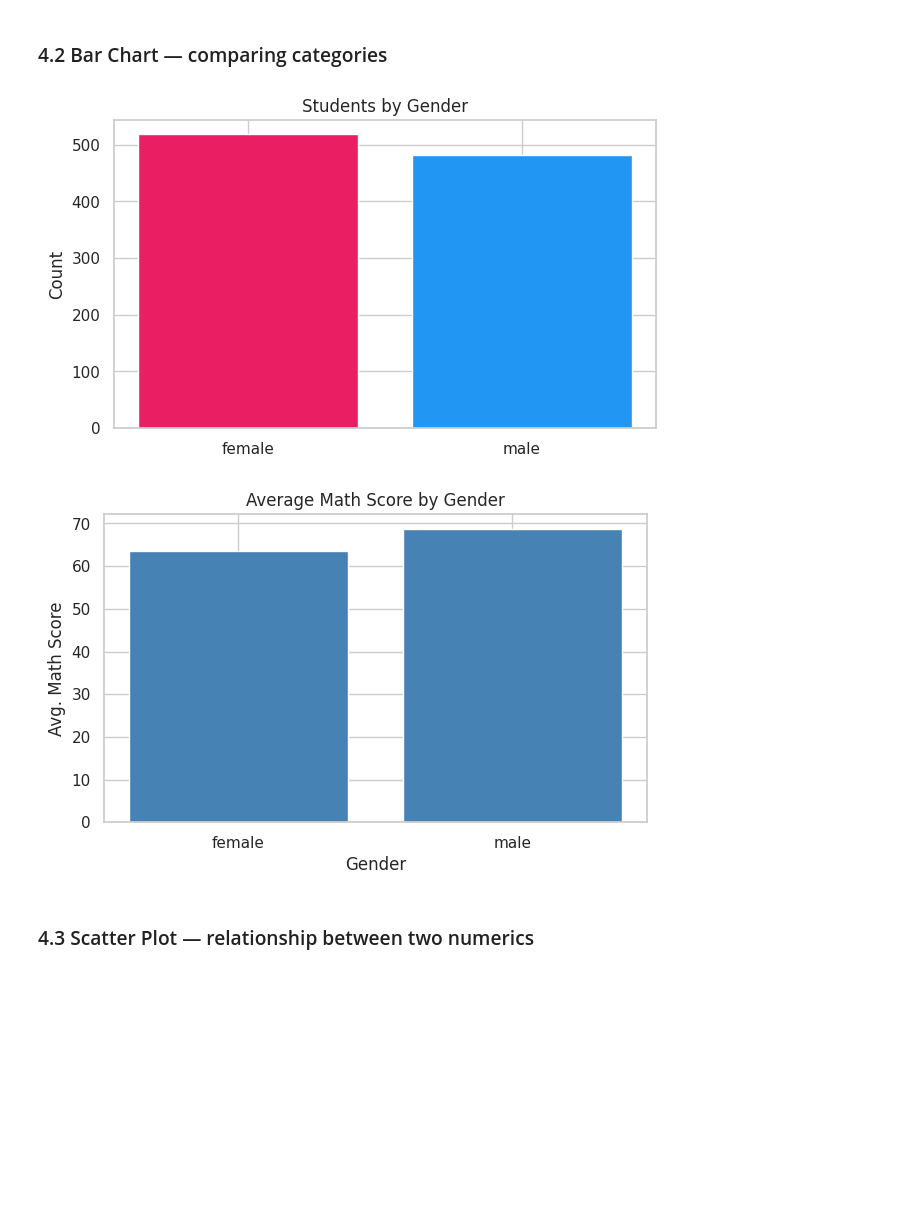
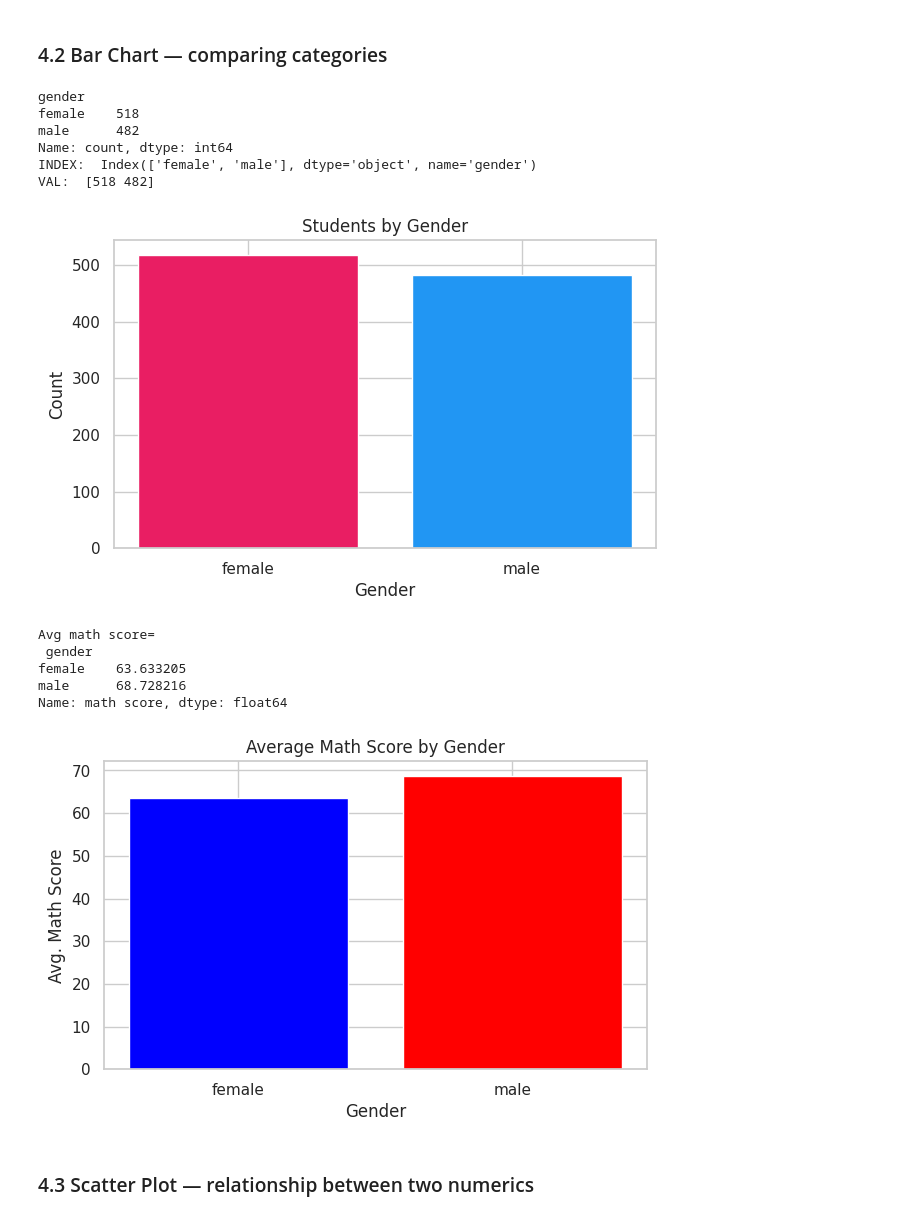
Before and after one commit to TasnimJahan/REclsTsnm_Practice_Asgnmnt, a Jupyter notebook: 5_Matplotlib_and_Seaborn_for_Data_Science_Batch_3.ipynb, the cells around one changed output. Saved outputs shown, nothing was run; the diff lists cells and outputs as text; code cells hidden in the pictures; blank space fills up the shorter version.

```diff
--- a/5_Matplotlib_and_Seaborn_for_Data_Science_Batch_3.ipynb
+++ b/5_Matplotlib_and_Seaborn_for_Data_Science_Batch_3.ipynb
@@ -31,6 +31,6 @@ Drive already mounted at /content/drive; to attempt to forcibly remount, call dr
 # %%
-students = pd.read_csv('/content/drive/MyDrive/datasets/StudentsPerformance.csv')
-gym      = pd.read_csv('/content/drive/MyDrive/datasets/gym_membership.csv')
+students = pd.read_csv('/content/drive/MyDrive/Datasets/SkillMorph/StudentsPerformance.csv')
+gym      = pd.read_csv('/content/drive/MyDrive/Datasets/SkillMorph/gym_membership.csv')
 
 print(students.shape, gym.shape)
 # %% [output]
@@ -108,24 +120,39 @@ plt.show()
 # %%
 # Count students by gender, plot as a bar chart.
 gender_count = students['gender'].value_counts()
+print(gender_count)
+print("INDEX: ", gender_count.index)
+print("VAL: ", gender_count.values)
 
 fig, ax = plt.subplots()
 ax.bar(gender_count.index, gender_count.values, color=['#e91e63', '#2196f3'])
-ax.set(title='Students by Gender', ylabel='Count')
+ax.set(title='Students by Gender', xlabel="Gender", ylabel='Count')
 plt.show()
 # %% [output]
+gender
+female    518
+male      482
+Name: count, dtype: int64
+INDEX:  Index(['female', 'male'], dtype='object', name='gender')
+VAL:  [518 482]
-[figure, old version]
+[figure, new version]
 # %%
 # Aggregated bar: average math score per gender.
 avg_math = students.groupby('gender')['math score'].mean()
+print("Avg math score= \n", avg_math)
 
 fig, ax = plt.subplots()
-ax.bar(avg_math.index, avg_math.values, color='steelblue')
+ax.bar(avg_math.index, avg_math.values, color=['blue', 'red'])
 ax.set(title='Average Math Score by Gender',
        xlabel='Gender', ylabel='Avg. Math Score')
 plt.show()
 # %% [output]
+Avg math score=
+ gender
+female    63.633205
+male      68.728216
+Name: math score, dtype: float64
-[figure, old version]
+[figure, new version]
 # %% [markdown]
 ### 4.3 Scatter Plot — relationship between two numerics
 # %%
```
Also changed, not shown: parts of 14 cells of this notebook.
